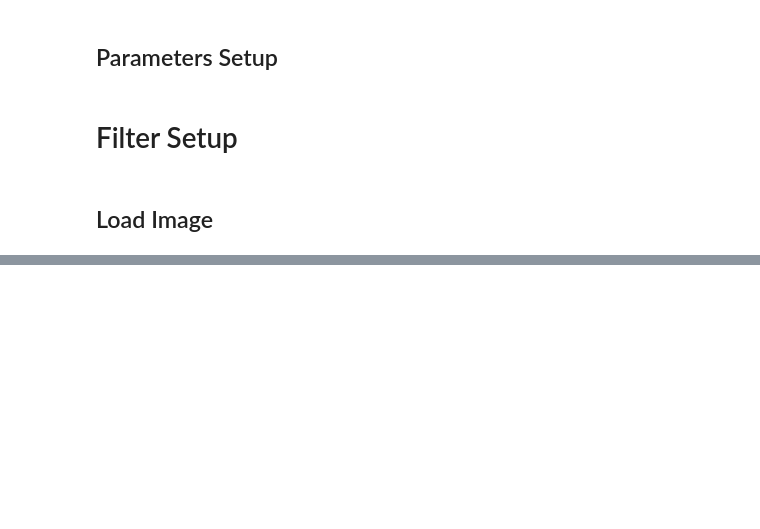
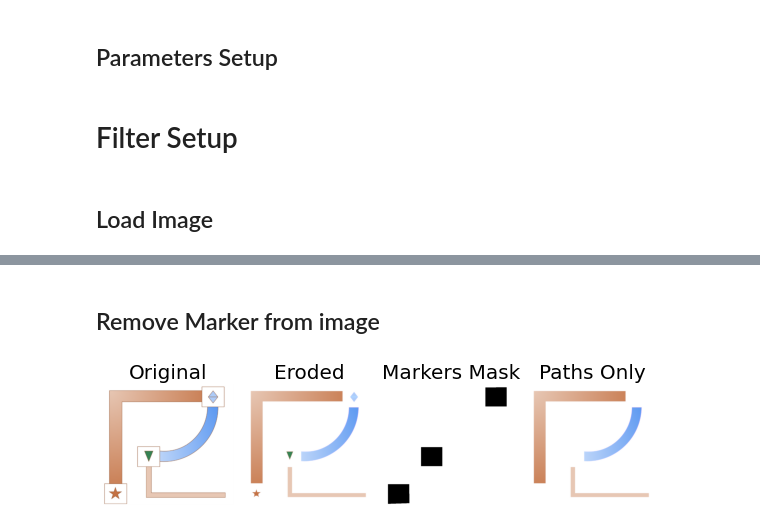
Before and after one commit to teerameth/Module6-7, a Jupyter notebook: MileStone27.ipynb, the cells around one changed output, grey strips where cells are left out. Drawn from its saved outputs; the diff is of its cells as text; code cells hidden in the pictures; blank space fills up the shorter version.

```diff
--- a/MileStone27.ipynb
+++ b/MileStone27.ipynb
@@ -41,0 +78,14 @@ if UnsharpMaskBeforeFindCard:
+# %% [markdown]
+## Remove Marker from image
+# %%
+marker_mask = immasks(cnts_marker, frame, show = False)
+
+## Erode image before masking to get rid of marker border
+original_eroded = cv2.dilate(original.copy(),kernel,iterations = 2)
+
+## Remove marker and fill with white
+path_img = cv2.bitwise_and(original_eroded, original_eroded, mask=marker_mask)
+path_img = cv2.fillPoly(path_img, cnts_marker, (255, 255, 255))
+imshows([original, original_eroded, marker_mask, path_img], ['Original', 'Eroded', 'Markers Mask', 'Paths Only'])
+# %% [output]
+[figure, added]
```
Also changed, not shown: parts of 14 cells of this notebook, 6 other files.
